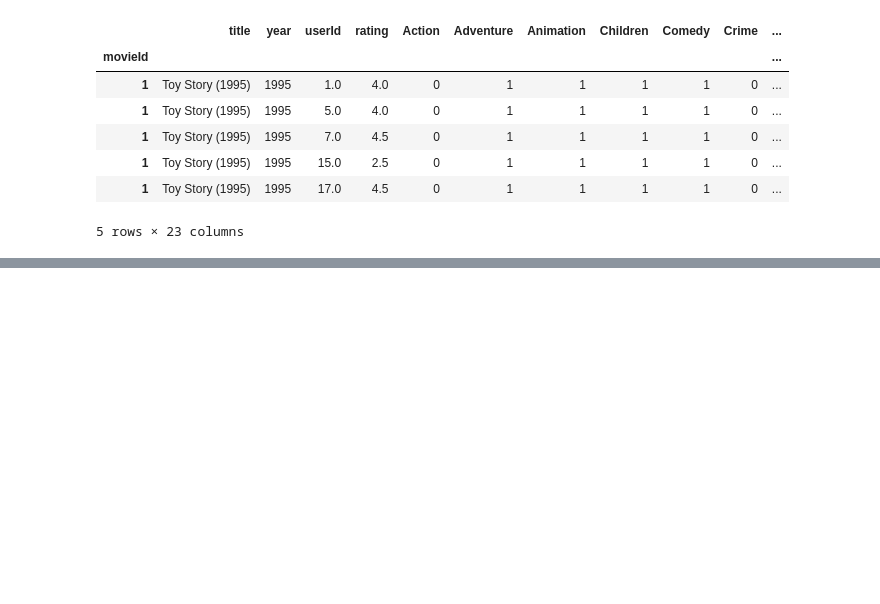
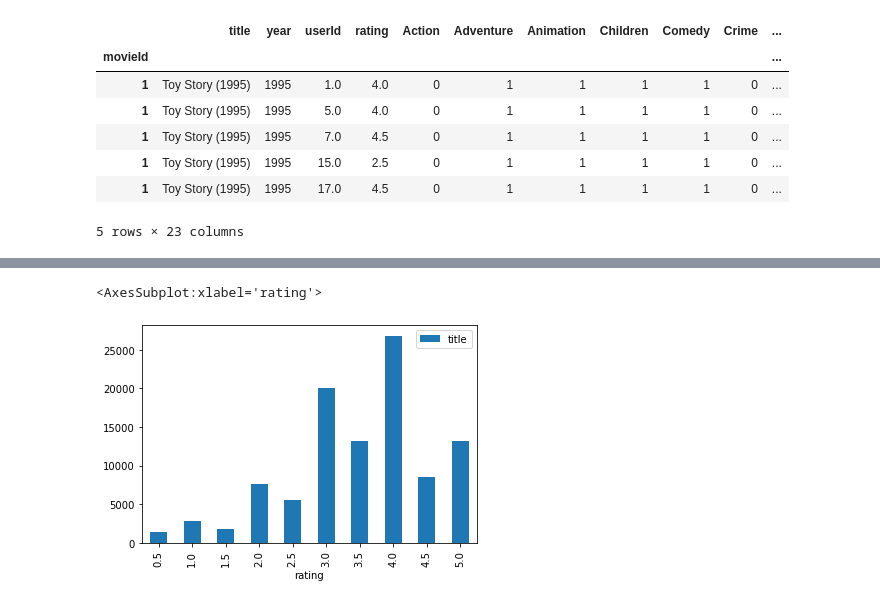
Before and after one commit to yihuaH/cs105-final-project, a Jupyter notebook: final_hao.ipynb, the cells around one changed output, grey strips where cells are left out. Saved outputs shown, nothing was run; the diff lists cells and outputs as text; code cells hidden in the pictures; blank space fills up the shorter version.

```diff
--- a/final_hao.ipynb
+++ b/final_hao.ipynb
@@ -69,3 +76,9 @@ ratings.head()
+# %%
+count_ratings=ratings.groupby('rating').agg({'title':'count'})
+count_ratings.plot.bar()
+# %% [output]
+<AxesSubplot:xlabel='rating'>
+[figure, added]
 # %%
 
 user1 = ratings.loc[ratings['userId'] == 456]
```
Also changed, not shown: parts of 3 cells of this notebook.
